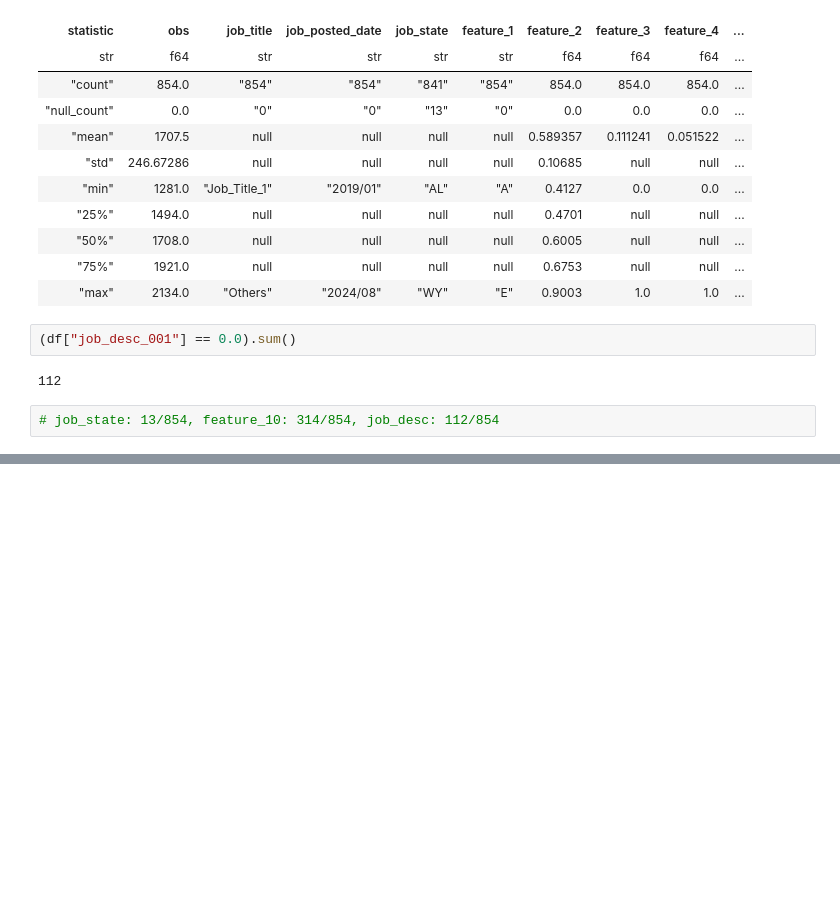
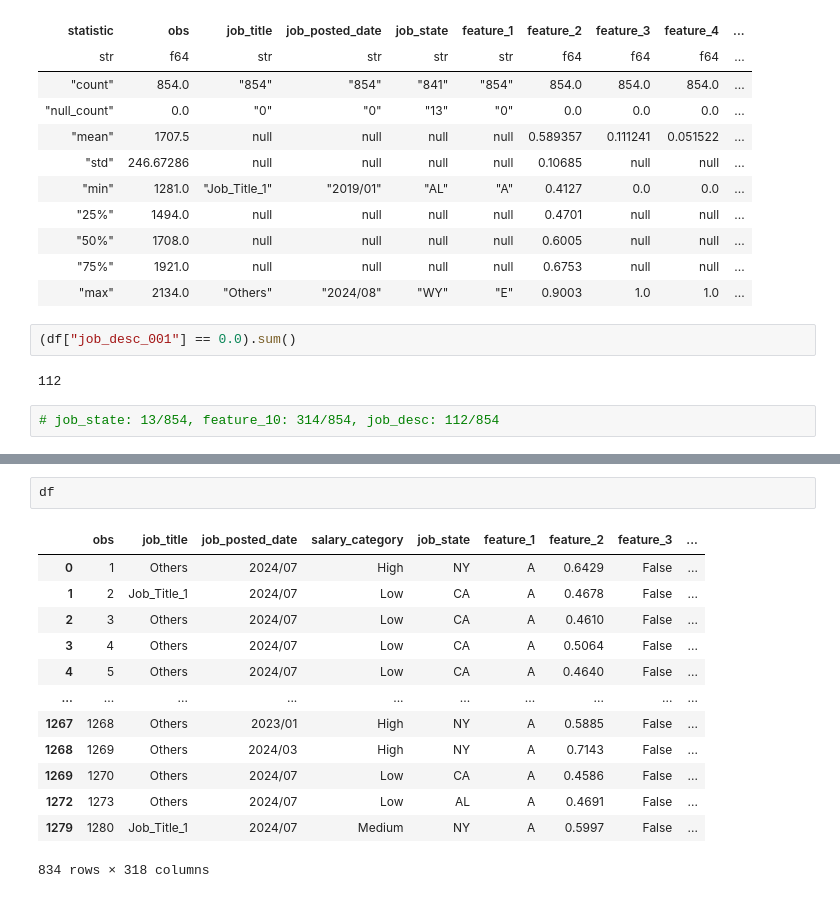
Before and after one commit to StefanConstantin707/Engineering_Salary_Prediction, a Jupyter notebook: Notebooks/Data Vizualization Test.ipynb, the cells around one changed output, grey strips where cells are left out. Saved outputs shown, nothing was run; the diff lists cells and outputs as text; blank space fills up the shorter version.

```diff
--- a/Notebooks/Data Vizualization Test.ipynb
+++ b/Notebooks/Data Vizualization Test.ipynb
@@ -60,0 +145,16 @@ train_data
+# %%
+df
+# %% [output]
+|  | obs | job_title | job_posted_date | salary_category | job_state | feature_1 | feature_2 | feature_3 | ... |
+| 0 | 1 | Others | 2024/07 | High | NY | A | 0.6429 | False | ... |
+| 1 | 2 | Job_Title_1 | 2024/07 | Low | CA | A | 0.4678 | False | ... |
+| 2 | 3 | Others | 2024/07 | Low | CA | A | 0.4610 | False | ... |
+| 3 | 4 | Others | 2024/07 | Low | CA | A | 0.5064 | False | ... |
+| 4 | 5 | Others | 2024/07 | Low | CA | A | 0.4640 | False | ... |
+| ... | ... | ... | ... | ... | ... | ... | ... | ... | ... |
+| 1267 | 1268 | Others | 2023/01 | High | NY | A | 0.5885 | False | ... |
+| 1268 | 1269 | Others | 2024/03 | High | NY | A | 0.7143 | False | ... |
+| 1269 | 1270 | Others | 2024/07 | Low | CA | A | 0.4586 | False | ... |
+| 1272 | 1273 | Others | 2024/07 | Low | AL | A | 0.4691 | False | ... |
+| 1279 | 1280 | Job_Title_1 | 2024/07 | Medium | NY | A | 0.5997 | False | ... |
+834 rows × 318 columns
```
Also changed, not shown: parts of 22 cells of this notebook, 28 other files.
